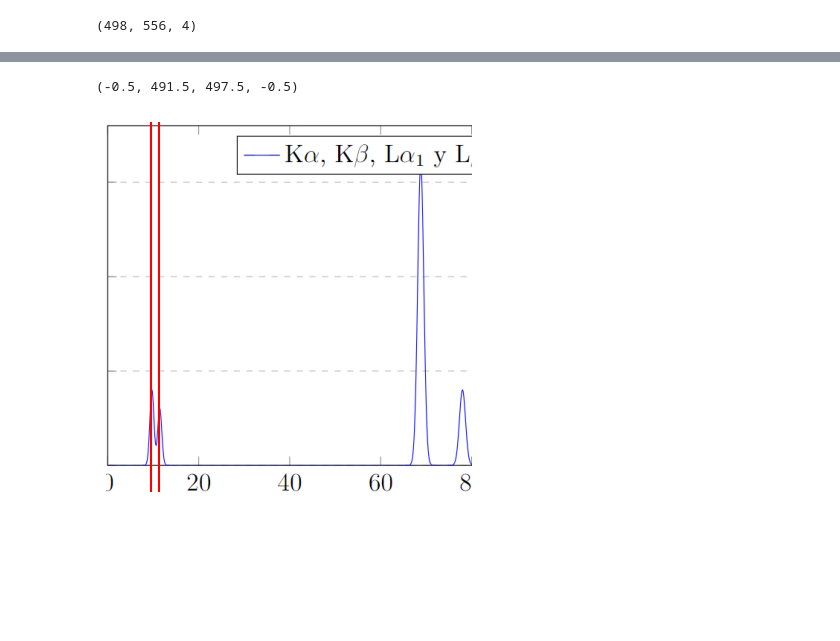
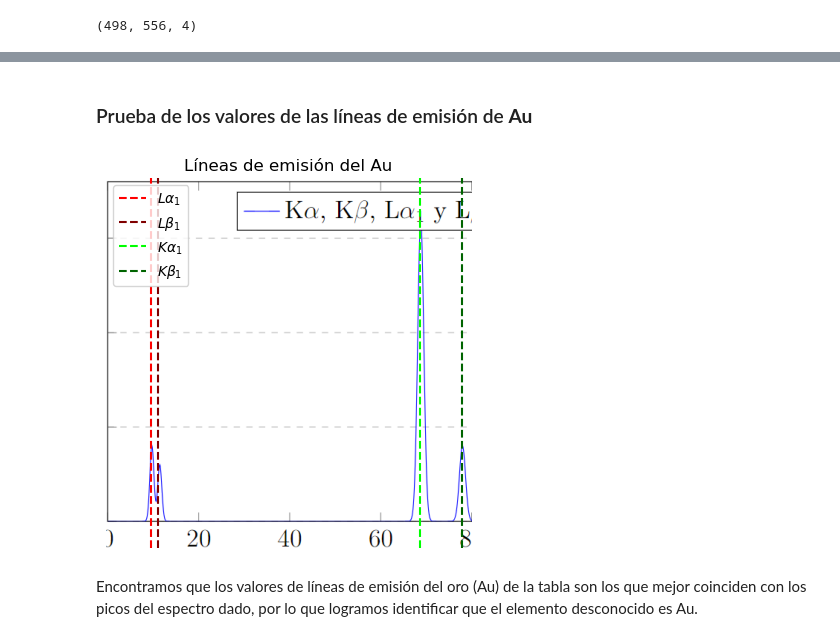
Before and after one commit to eduardoh27/Core-Level-Spectroscopy, a Jupyter notebook: Taller 3/punto10.ipynb, the cells around one changed output, grey strips where cells are left out. Drawn from its saved outputs; the diff is of its cells as text; code cells hidden in the pictures; blank space fills up the shorter version.

Commit message:
au element identified

```diff
--- a/Taller 3/punto10.ipynb
+++ b/Taller 3/punto10.ipynb
@@ -22,10 +27,26 @@ x2 = 11.5 * 492 / 80 # linea en 11
+# %% [markdown]
+### Prueba de los valores de las líneas de emisión de **Au**
+# %%
+# x = valor_energia * 492 / 80
+
+x1 = 9.7 * 492 / 80 # L_alpha_1
+
+x2 = 11.4 * 492 / 80 # L_beta_1
+
+x3 = 68.8 * 492 / 80 # K_alpha_1
+
+x4 = 78 * 492 / 80 # K_beta_1
 # %%
 plt.imshow(img)
-plt.axvline(x1, color='r')
-plt.axvline(x2, color='r')
-#plt.axvline(2*x1, color='r')
-#plt.axvline(6*x1, color='r')
+plt.title('Líneas de emisión del Au')
+plt.axvline(x1, color='red', linestyle='--', label=r"$L\alpha_1$")
+plt.axvline(x2, color='maroon', linestyle='--', label=r"$L\beta_1$")
+plt.axvline(x3, color='lime', linestyle='--', label=r"$K\alpha_1$")
+plt.axvline(x4, color='darkgreen', linestyle='--', label=r"$K\beta_1$")
+plt.legend(loc='upper left')
 plt.axis('off')
+plt.show()
 # %% [output]
-(-0.5, 491.5, 497.5, -0.5)
-[figure, old version]
+[figure, new version]
+# %% [markdown]
+Encontramos que los valores de líneas de emisión del oro (Au) de la tabla son los que mejor coinciden con los picos del espectro dado, por lo que logramos identificar que el elemento desconocido es Au.
```
Also changed, not shown: parts of 6 cells of this notebook, 1 other file.
